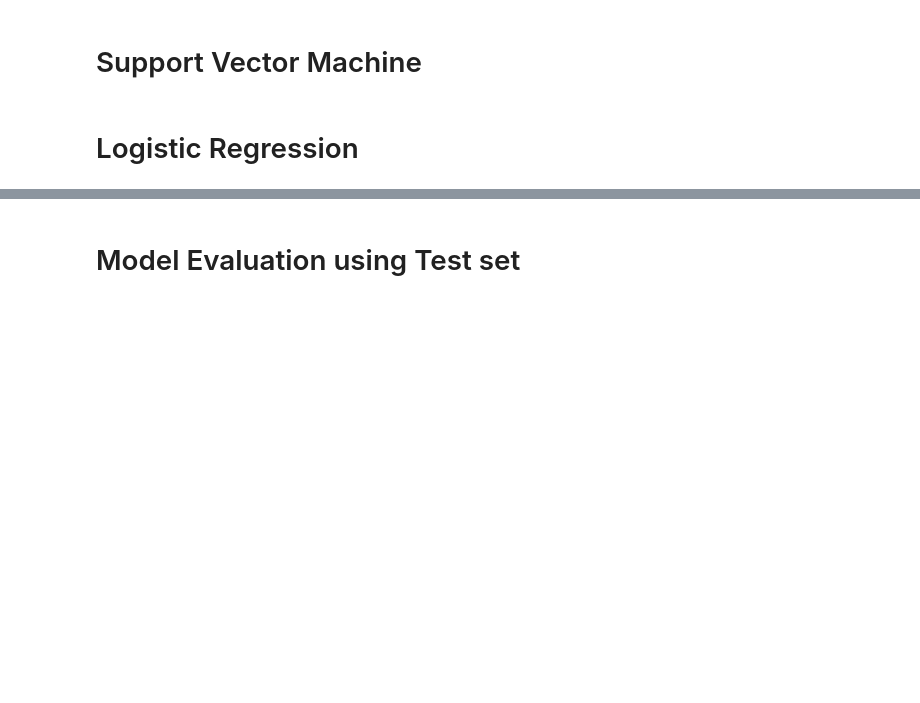
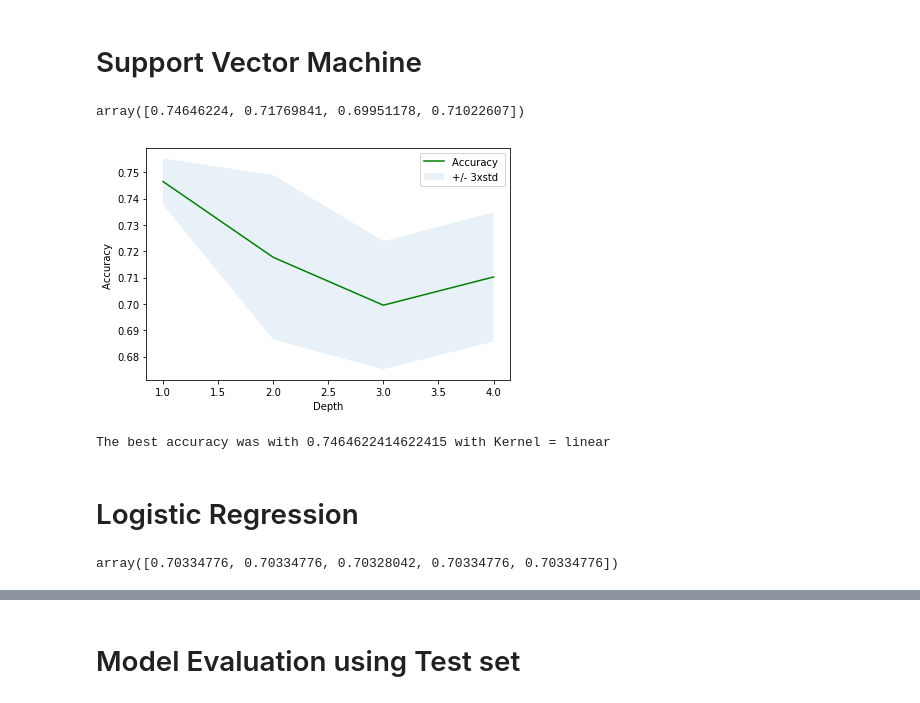
Before and after one commit to gfairhurst/IBM_capstone_project, a Jupyter notebook: Coursera_Capstone_Project.ipynb, the cells around one changed output, grey strips where cells are left out. Saved outputs shown, nothing was run; the diff lists cells and outputs as text; code cells hidden in the pictures; blank space fills up the shorter version.

```diff
--- a/Coursera_Capstone_Project.ipynb
+++ b/Coursera_Capstone_Project.ipynb
@@ -334,0 +370,27 @@ from sklearn.tree import DecisionTreeClassifier
+# %%
+kernels = ['linear', 'poly', 'rbf', 'sigmoid']
+mean_acc = np.zeros(len(kernels))
+std_acc = np.zeros(len(kernels))
+for ker in range(1,len(kernels)+1):
+
+    #Train Model and Predict
+    mod_svm = svm.SVC(kernel=kernels[ker-1], gamma = 'auto')
+    cv_scores = cross_val_score(mod_svm, X_train, y_train, cv=5)
+    mean_acc[ker-1] = np.mean(cv_scores)
+    std_acc[ker-1] = np.std(cv_scores)
+
+mean_acc
+# %% [output]
+array([0.74646224, 0.71769841, 0.69951178, 0.71022607])
+# %%
+plt.plot(range(1,len(kernels)+1),mean_acc,'g')
+plt.fill_between(range(1,len(kernels)+1),mean_acc - 1 * std_acc,mean_acc + 1 * std_acc, alpha=0.10)
+plt.legend(('Accuracy ', '+/- 3xstd'))
+plt.ylabel('Accuracy ')
+plt.xlabel('Depth')
+plt.tight_layout()
+plt.show()
+print( "The best accuracy was with", mean_acc.max(), "with Kernel =", kernels[mean_acc.argmax()])
+# %% [output]
+[figure, added]
+The best accuracy was with 0.7464622414622415 with Kernel = linear
@@ -336,0 +403,15 @@ from sklearn.tree import DecisionTreeClassifier
+# %%
+solver = ['newton-cg', 'lbfgs', 'liblinear', 'sag', 'saga']
+mean_acc = np.zeros(len(solver))
+std_acc = np.zeros(len(solver))
+for sol in range(0,len(solver)):
+
+    #Train Model and Predict
+    mod_lr = LogisticRegression(solver=solver[sol])
+    cv_scores = cross_val_score(mod_lr, X_train, y_train, cv=5)
+    mean_acc[sol] = np.mean(cv_scores)
+    std_acc[sol] = np.std(cv_scores)
+
+mean_acc
+# %% [output]
+array([0.70334776, 0.70334776, 0.70328042, 0.70334776, 0.70334776])
```
Also changed, not shown: parts of 16 cells of this notebook.
